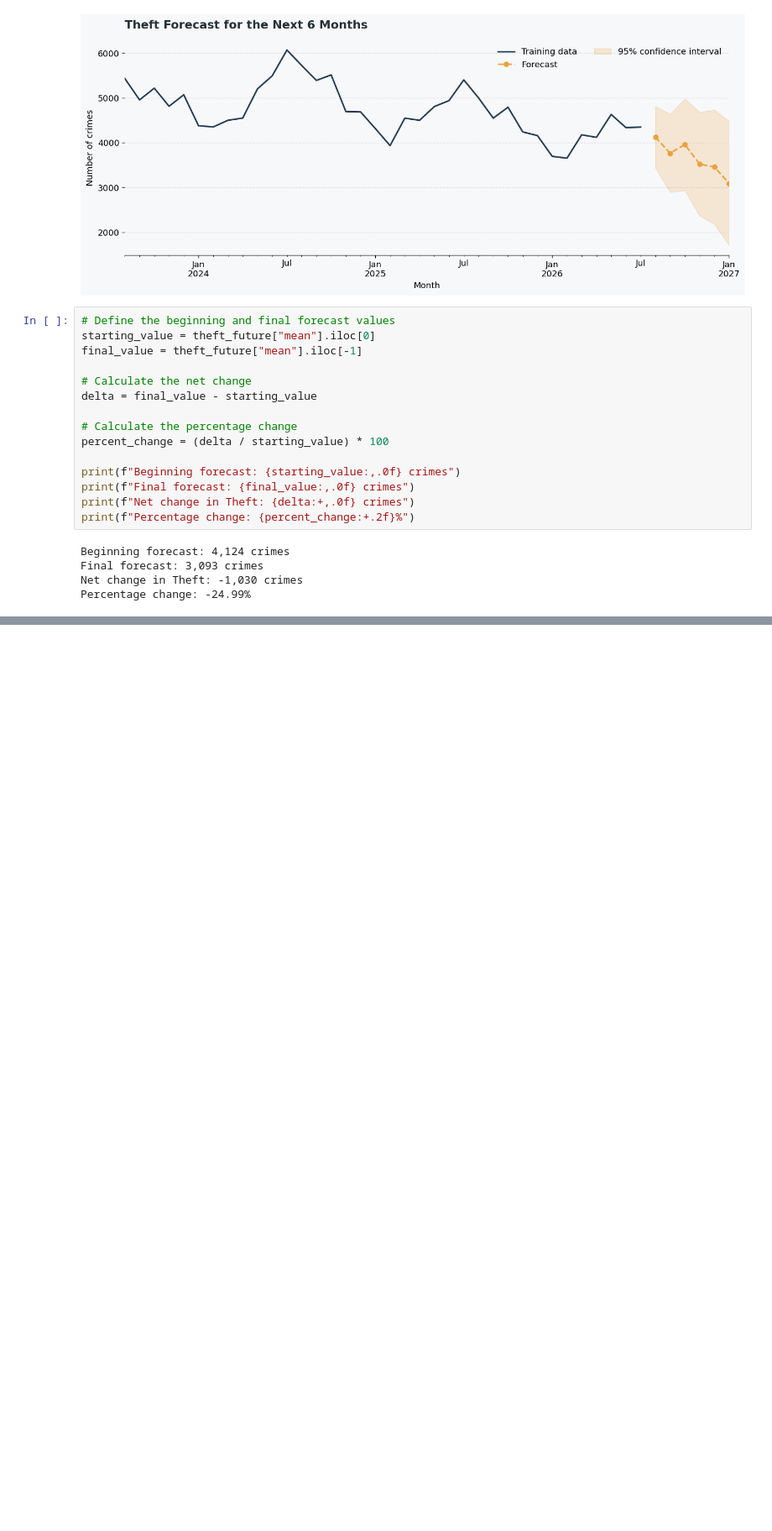
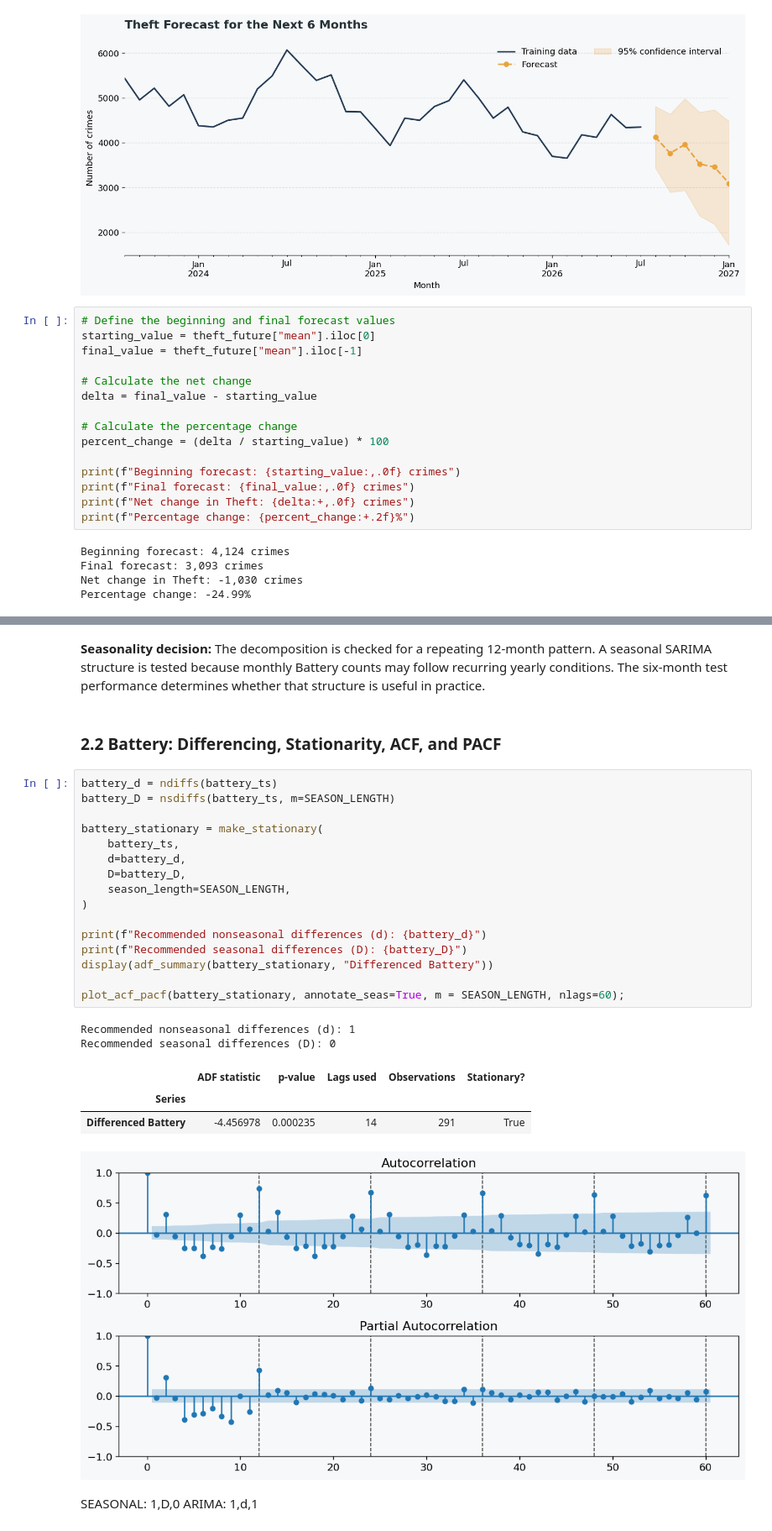
Before and after one commit to swirita/Chicago-Crime-Analysis-and-Forecasting, a Jupyter notebook: notebooks/03_crime_forecasting.ipynb, the cells around one changed output, grey strips where cells are left out. Shown at 84% size. Cells and saved outputs as stored; diff of their text form; blank space fills up the shorter version.

```diff
--- a/notebooks/03_crime_forecasting.ipynb
+++ b/notebooks/03_crime_forecasting.ipynb
@@ -859,0 +894,30 @@ Percentage change: -24.99%
+# %% [markdown]
+**Seasonality decision:** The decomposition is checked for a repeating 12-month pattern. A seasonal SARIMA structure is tested because monthly Battery counts may follow recurring yearly conditions. The six-month test performance determines whether that structure is useful in practice.
+# %% [markdown]
+### 2.2 Battery: Differencing, Stationarity, ACF, and PACF
+# %%
+battery_d = ndiffs(battery_ts)
+battery_D = nsdiffs(battery_ts, m=SEASON_LENGTH)
+
+battery_stationary = make_stationary(
+    battery_ts,
+    d=battery_d,
+    D=battery_D,
+    season_length=SEASON_LENGTH,
+)
+
+print(f"Recommended nonseasonal differences (d): {battery_d}")
+print(f"Recommended seasonal differences (D): {battery_D}")
+display(adf_summary(battery_stationary, "Differenced Battery"))
+
+plot_acf_pacf(battery_stationary, annotate_seas=True, m = SEASON_LENGTH, nlags=60);
+# %% [output]
+Recommended nonseasonal differences (d): 1
+Recommended seasonal differences (D): 0
+|  | ADF statistic | p-value | Lags used | Observations | Stationary? |
+| Series |  |  |  |  |  |
+| Differenced Battery | -4.456978 | 0.000235 | 14 | 291 | True |
+[figure, added]
+# %% [markdown]
+SEASONAL: 1,D,0
+ARIMA: 1,d,1
```
Also changed, not shown: parts of 28 cells of this notebook.
